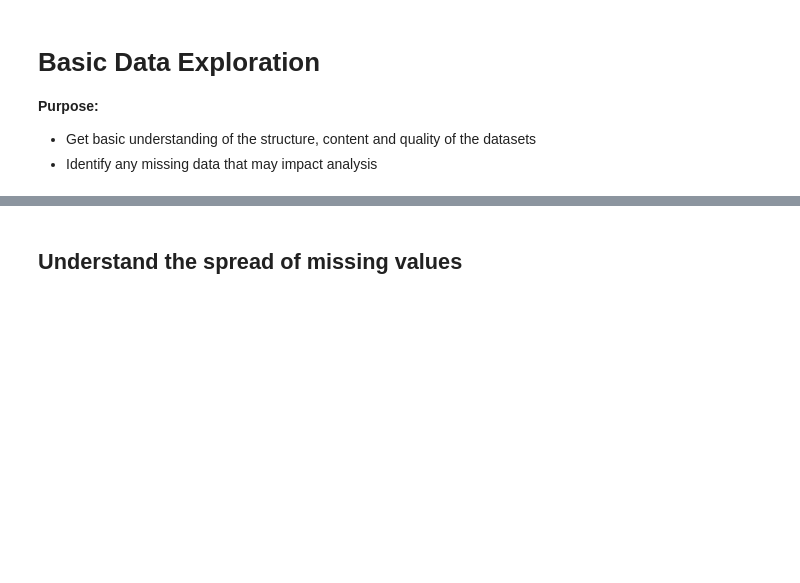
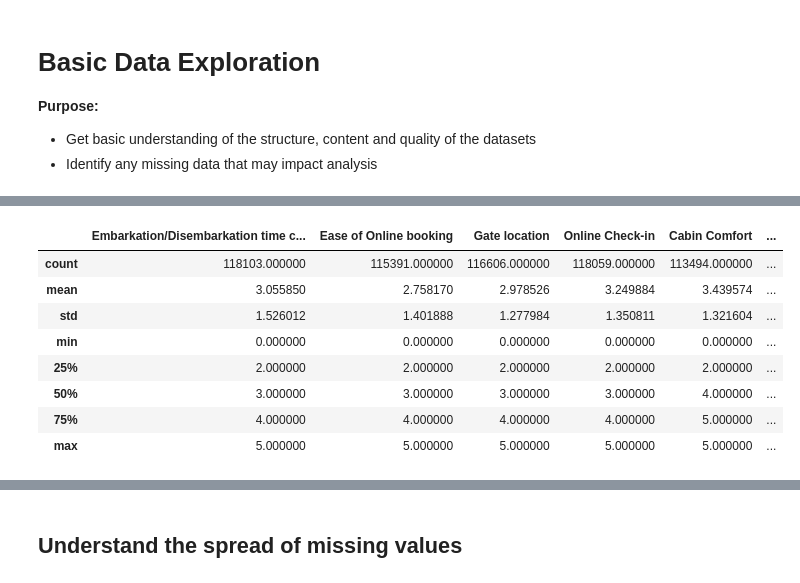
Before and after one commit to jaspereap/machine-learning-pipeline, a Jupyter notebook: eda.ipynb, the cells around one changed output, grey strips where cells are left out. Drawn from its saved outputs; the diff is of its cells as text; code cells hidden in the pictures; blank space fills up the shorter version.

```diff
--- a/eda.ipynb
+++ b/eda.ipynb
@@ -75,0 +98,12 @@ cruise_pre_df = pd.DataFrame(data=cruise_pre_data).set_index('index')
+# %%
+cruise_pre_df.describe()
+# %% [output]
+|  | Embarkation/Disembarkation time c... | Ease of Online booking | Gate location | Online Check-in | Cabin Comfort | ... |
+| count | 118103.000000 | 115391.000000 | 116606.000000 | 118059.000000 | 113494.000000 | ... |
+| mean | 3.055850 | 2.758170 | 2.978526 | 3.249884 | 3.439574 | ... |
+| std | 1.526012 | 1.401888 | 1.277984 | 1.350811 | 1.321604 | ... |
+| min | 0.000000 | 0.000000 | 0.000000 | 0.000000 | 0.000000 | ... |
+| 25% | 2.000000 | 2.000000 | 2.000000 | 2.000000 | 2.000000 | ... |
+| 50% | 3.000000 | 3.000000 | 3.000000 | 3.000000 | 4.000000 | ... |
+| 75% | 4.000000 | 4.000000 | 4.000000 | 4.000000 | 5.000000 | ... |
+| max | 5.000000 | 5.000000 | 5.000000 | 5.000000 | 5.000000 | ... |
```
Also changed, not shown: parts of 11 cells of this notebook.
